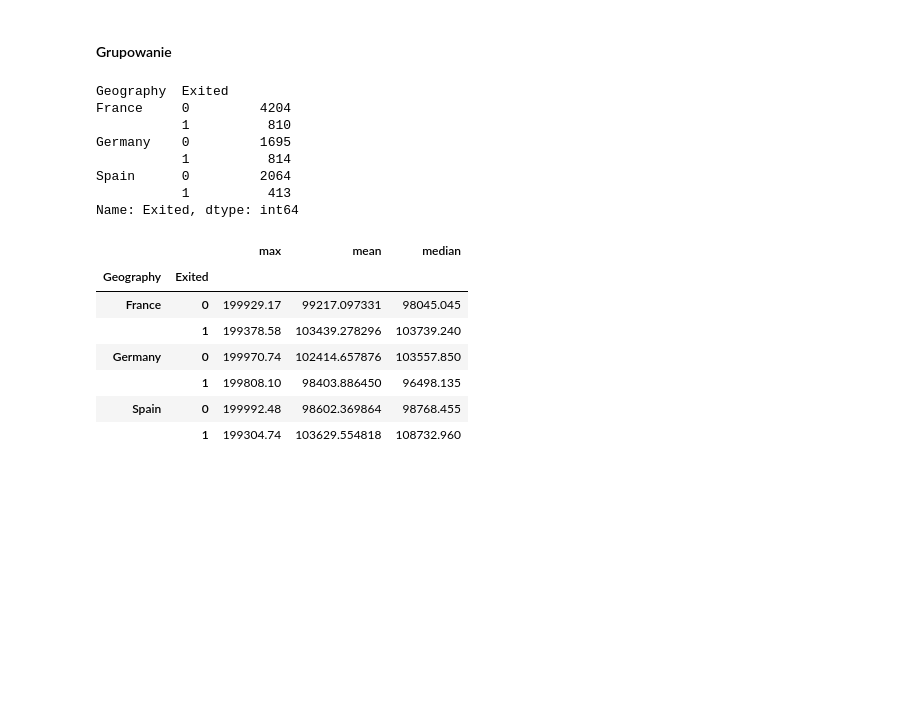
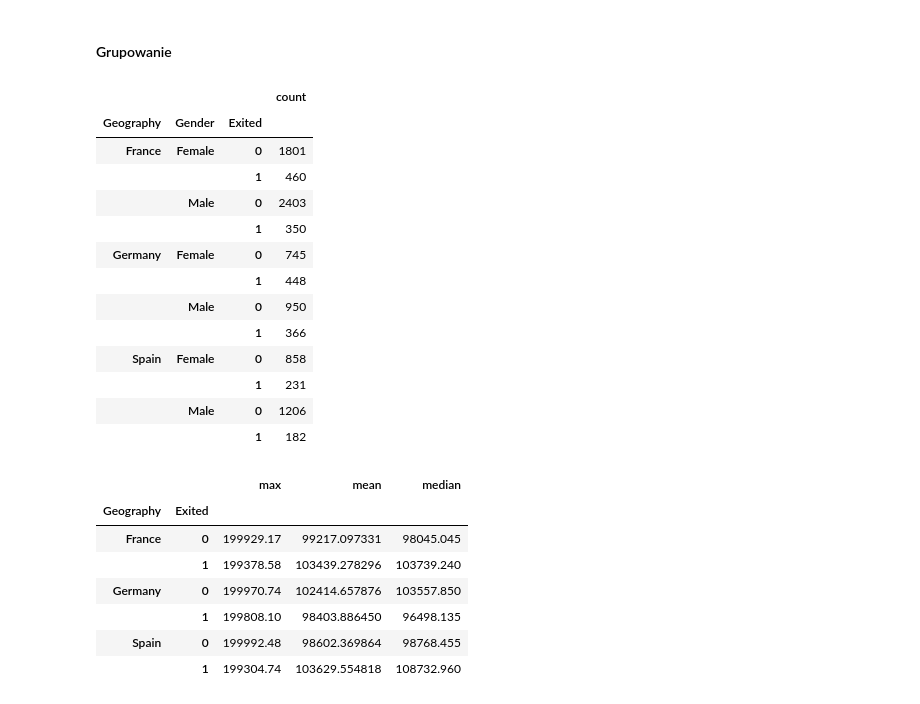
Before and after one commit to liber1320/meetup, a Jupyter notebook: bank_churn.ipynb, the cells around one changed output. Cells and saved outputs as stored; diff of their text form; code cells hidden in the pictures; blank space fills up the shorter version.

```diff
--- a/bank_churn.ipynb
+++ b/bank_churn.ipynb
@@ -14,7 +16,7 @@ import plotly.graph_objs as go  #visualization
 # %% [markdown]
 ### Wczytanie danych
 # %%
-df=pd.read_csv('churn/Churn_Modelling.csv',delimiter=',')
+df=pd.read_csv('Churn_Modelling.csv',delimiter=',')
 # %% [markdown]
 ![Dane z Kaggle](churn/churn.png)
 # %% [markdown]
@@ -167,16 +184,22 @@ dtype: bool
 # %% [markdown]
 #### Grupowanie
 # %%
-df.groupby(['Geography','Exited'])['Exited'].count()
+df.groupby(['Geography','Gender','Exited'])['Exited'].agg(['count'])
 # %% [output]
-Geography  Exited
-France     0         4204
-           1          810
-Germany    0         1695
-           1          814
-Spain      0         2064
-           1          413
-Name: Exited, dtype: int64
+|  |  |  | count |
+| Geography | Gender | Exited |  |
+| France | Female | 0 | 1801 |
+|  |  | 1 | 460 |
+|  | Male | 0 | 2403 |
+|  |  | 1 | 350 |
+| Germany | Female | 0 | 745 |
+|  |  | 1 | 448 |
+|  | Male | 0 | 950 |
+|  |  | 1 | 366 |
+| Spain | Female | 0 | 858 |
+|  |  | 1 | 231 |
+|  | Male | 0 | 1206 |
+|  |  | 1 | 182 |
 # %%
 df.groupby(['Geography','Exited'])['EstimatedSalary'].agg(['max','mean','median'])
 # %% [output]
```
Also changed, not shown: parts of 9 cells of this notebook.
